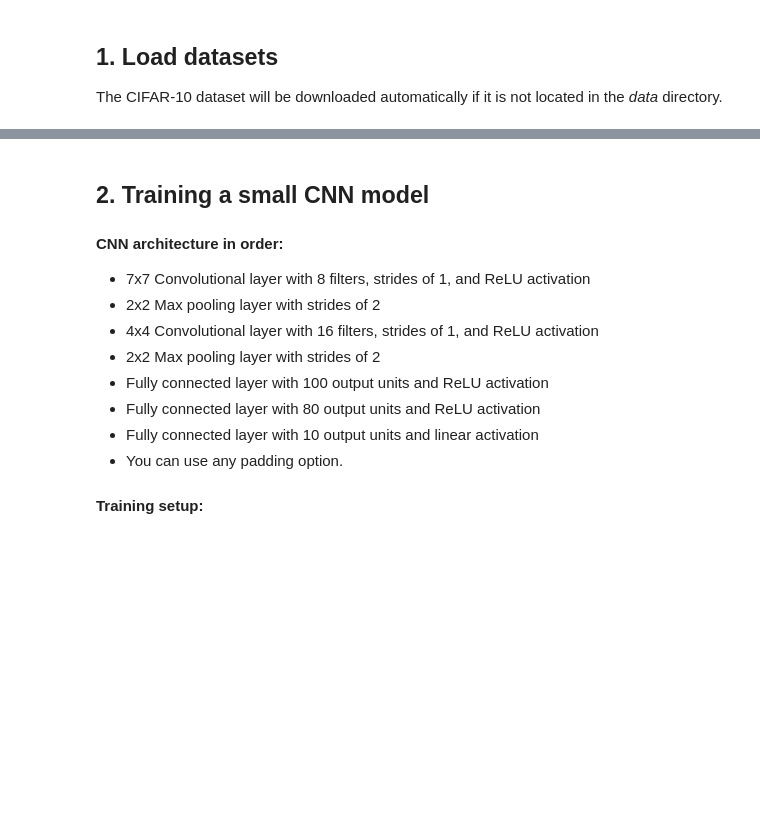
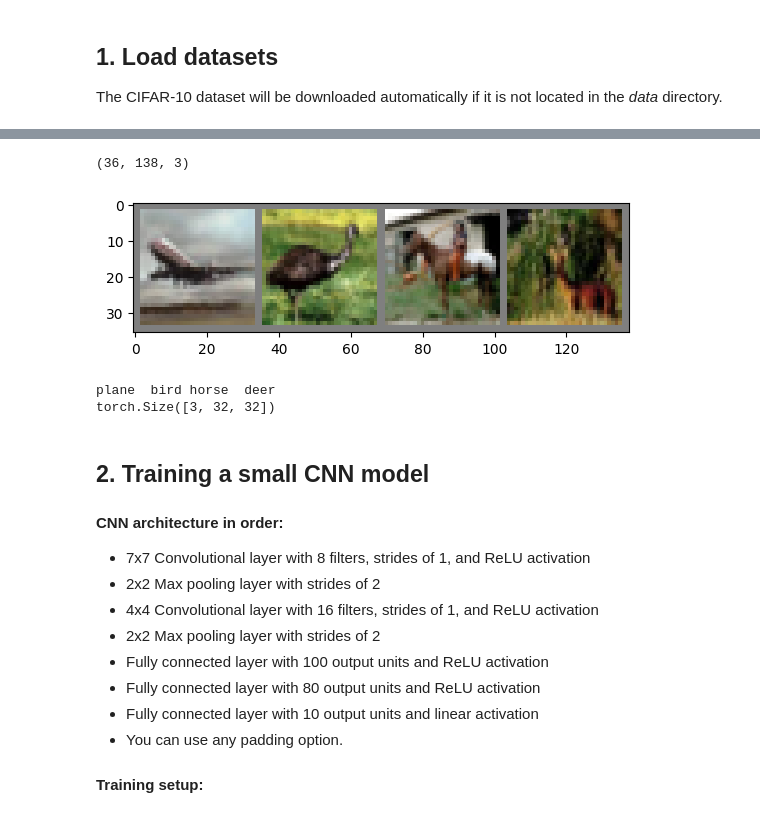
Before and after one commit to jaewonlee16/Machine-Learning, a Jupyter notebook: Assignment3/AS3-CNN.ipynb, the cells around one changed output, grey strips where cells are left out. Cells and saved outputs as stored; diff of their text form; code cells hidden in the pictures; blank space fills up the shorter version.

```diff
--- a/Assignment3/AS3-CNN.ipynb
+++ b/Assignment3/AS3-CNN.ipynb
@@ -56,14 +59,19 @@ def imshow(img):
 # %%
 # get some random training images
 dataiter = iter(trainloader)
-images, labels = dataiter.next()
+images, labels = next(dataiter)
 
 # show images
 imshow(torchvision.utils.make_grid(images))
 # print labels
 print(' '.join('%5s' % classes[labels[j]] for j in range(4)))
 # print size of single image
 print(images[1].shape)
+# %% [output]
+(36, 138, 3)
+[figure, added]
+plane  bird horse  deer
+torch.Size([3, 32, 32])
 # %% [markdown]
 ## 2. Training a small CNN model
 
```
Also changed, not shown: parts of 6 cells of this notebook, 9 other files.
